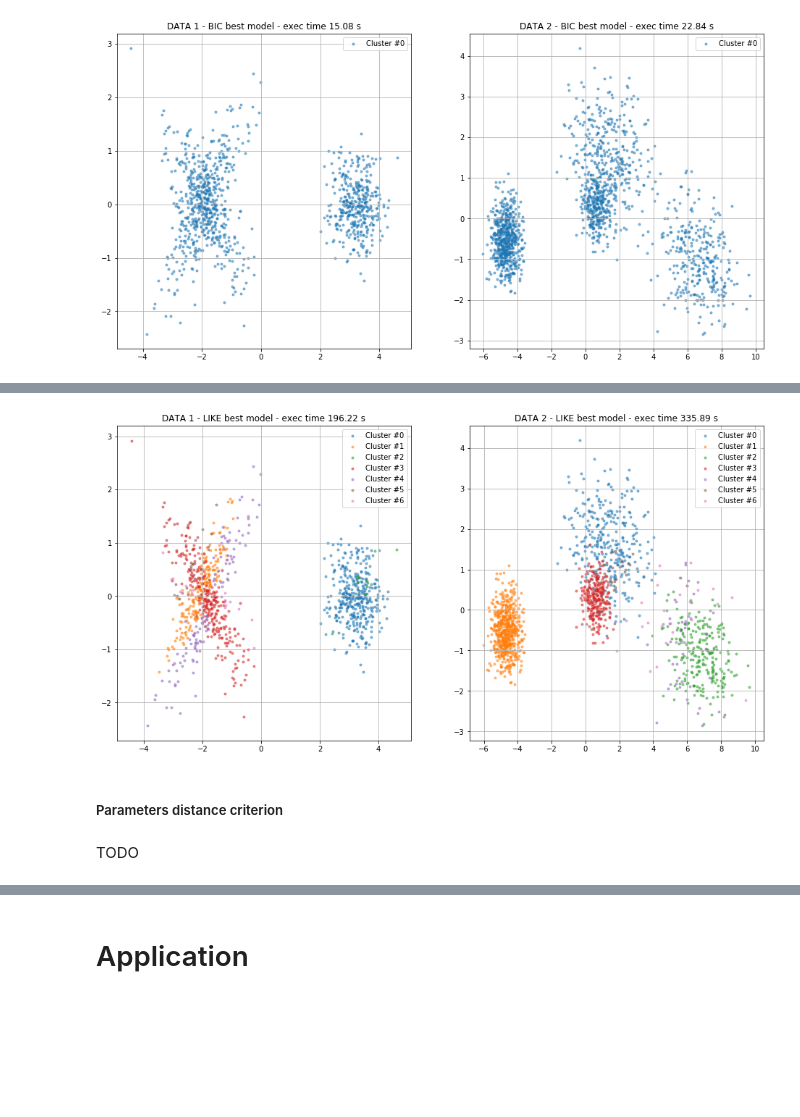
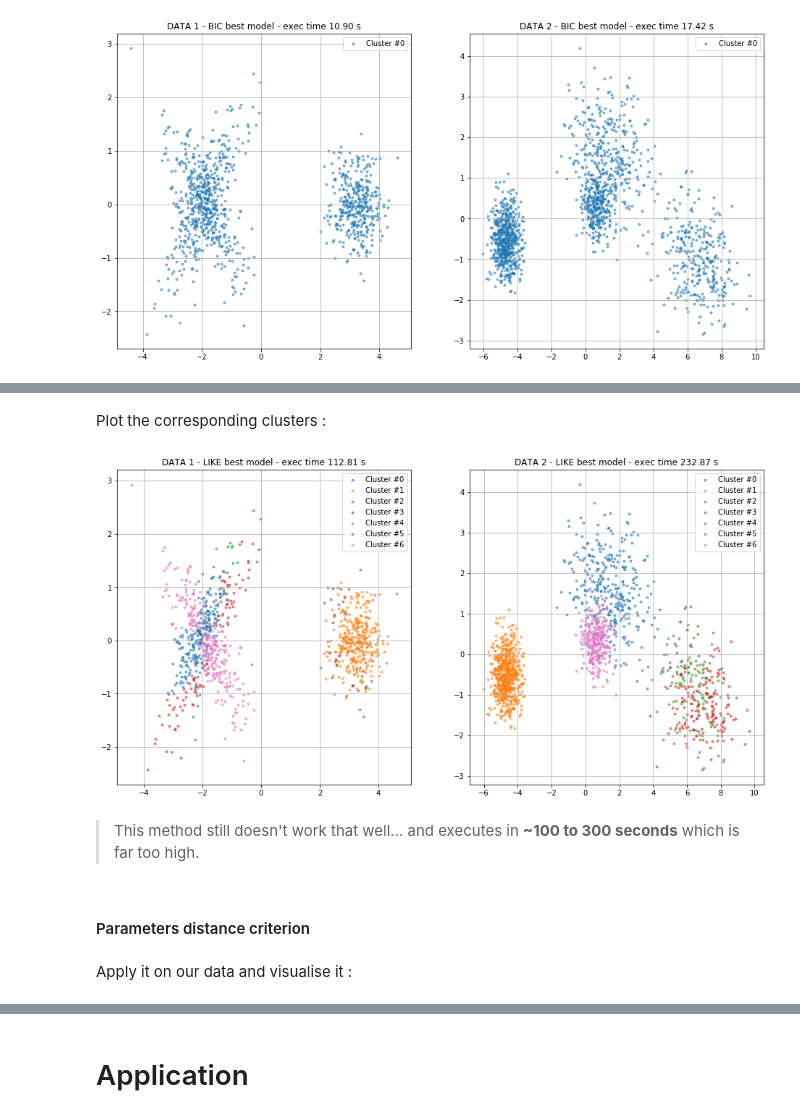
Before and after one commit to EmmanuelJhno/AML-labs, a Jupyter notebook: Cours 7 - TP/L6_Jehanno_Brandeis.ipynb, the cells around one changed output, grey strips where cells are left out. Drawn from its saved outputs; the diff is of its cells as text; code cells hidden in the pictures; blank space fills up the shorter version.

```diff
--- a/Cours 7 - TP/L6_Jehanno_Brandeis.ipynb
+++ b/Cours 7 - TP/L6_Jehanno_Brandeis.ipynb
@@ -549,9 +562,7 @@ BIC_scores = []
 for C in range(1,8):
     begin = time.time()
     AIC_scores.append(AIC(C, data)[1][0,0])
-    stop_1 = time.time()
+    stop = time.time()
     BIC_scores.append(BIC(C, data)[1][0,0])
-    end = time.time()
-    print("AIC, M={} takes {} seconds to converge.".format(C,stop_1-begin))
-    print("BIC, M={} takes {} seconds to converge.".format(C,end-stop_1))
+    print("AIC, M={} takes {} seconds to converge.".format(C,stop-begin))
 # %% [output]
@@ -672,5 +676,5 @@ This criterion computes the correlation coefficients between two column vectors
 # %%
-def correlation_coefficients(X, C_max=None):
+def correlation_coefficients(X, C_max=None, bin_strat="hard"):
     """
     Return the good number of clusters according to a low inter-cluster correlation criterion.
     """
@@ -678,7 +682,7 @@ def correlation_coefficients(X, C_max=None):
         C_max = X.shape[0]
 
     ### First, we train a GMM with C_max clusters on the data
-    gmm = my_GMM(k=C_max)
+    gmm = my_GMM(k=C_max, bin_strat=bin_strat)
     gmm.fit(X)
     alpha = gmm.alpha_
     mu = gmm.mu_
@@ -712,7 +716,7 @@ def correlation_coefficients(X, C_max=None):
     return gmm, history
 # %%
 start = time.time()
-model_best_corr, history = correlation_coefficients(X=data, C_max=10)
+model_best_corr, history = correlation_coefficients(X=data, C_max=10, bin_strat='soft')
 end = time.time()
 print("Final number of clusters:", model_best_corr.k_)
 print("Execution time: {:.3f} s".format(end-start))
@@ -730,7 +734,7 @@ The criterion works great at retreiving the right number of clusters, and it's a
 # %% [markdown]
 We could also merge clusters if doing so maximizes the likelihood of the whole model.
 # %%
-def measuring_error(X, C_max=None):
+def measuring_error(X, C_max=None, bin_strat='hard'):
     """
     Merges of clusters according to a high likelihood criterion.
     """
@@ -738,12 +742,13 @@ def measuring_error(X, C_max=None):
         C_max = X.shape[0]
 
     ### First, let's create the clusters using the value of C_max
-    gmm = my_GMM(k=C_max)
+    gmm = my_GMM(k=C_max, bin_strat=bin_strat)
     gmm.fit(X)
     history = gmm.history
     history['log_likelihood'] = [gmm.log_likelihood(X, gmm.alpha_, gmm.mu_, gmm.Sigma_)]
 
     ### Then, let's merge the clusters if it increases the likelihood
+    best_gmm = gmm
     converged = False
     while not converged and gmm.k_ > 1:
 
@@ -754,10 +759,11 @@ def measuring_error(X, C_max=None):
         for merge_1 in range(1, gmm.k_):
             for merge_2 in range(merge_1):
                 new_alpha, new_mu, new_Sigma, new_k = merge(merge_1, merge_2, X, gmm)
-                new_gmm = my_GMM(k=new_k)
+                new_gmm = my_GMM(k=new_k, bin_strat=bin_strat)
                 new_gmm.fit_(X, new_alpha, new_mu, new_Sigma)
                 new_likelihood = new_gmm.log_likelihood(X, new_gmm.alpha_, new_gmm.mu_, new_gmm.Sigma_)
-                if new_likelihood > best_lieklihood:
+                if new_likelihood >= best_lieklihood:
+                    # Having the same likelihood with less clusters is better, hence we merge in the '=' case.
                     best_lieklihood = new_likelihood
                     best_gmm = new_gmm
 
@@ -1203,17 +1281,18 @@ Execution time: 335.893 s
 Number of clusters in best model: 7
+# %% [markdown]
+Plot the corresponding clusters :
 # %%
 plt.figure(figsize=(16,8))
 plt.subplot(121)
 plot_clusters("DATA 1 - LIKE best model - exec time {:.2f} s".format(like_data_1['exec_time']),
-              data_1_2d,
-              like_data_1['best_model'])
+              data_1_2d, like_data_1['best_model'])
 plt.subplot(122)
 plot_clusters("DATA 2 - LIKE best model - exec time {:.2f} s".format(like_data_2['exec_time']),
               data_2_2d, like_data_2['best_model'])
 plt.show()
 # %% [output]
-[figure, old version]
+[figure, new version]
+# %% [markdown]
+>This method still doesn't work that well... and executes in **~100 to 300 seconds** which is far too high.
 # %% [markdown]
-##### Parameters distance criterion
+#### Parameters distance criterion
-# %% [markdown]
-TODO
@@ -1219,0 +1313,2 @@ TODO
+# %% [markdown]
+Apply it on our data and visualise it :
```
Also changed, not shown: parts of 107 cells of this notebook.
